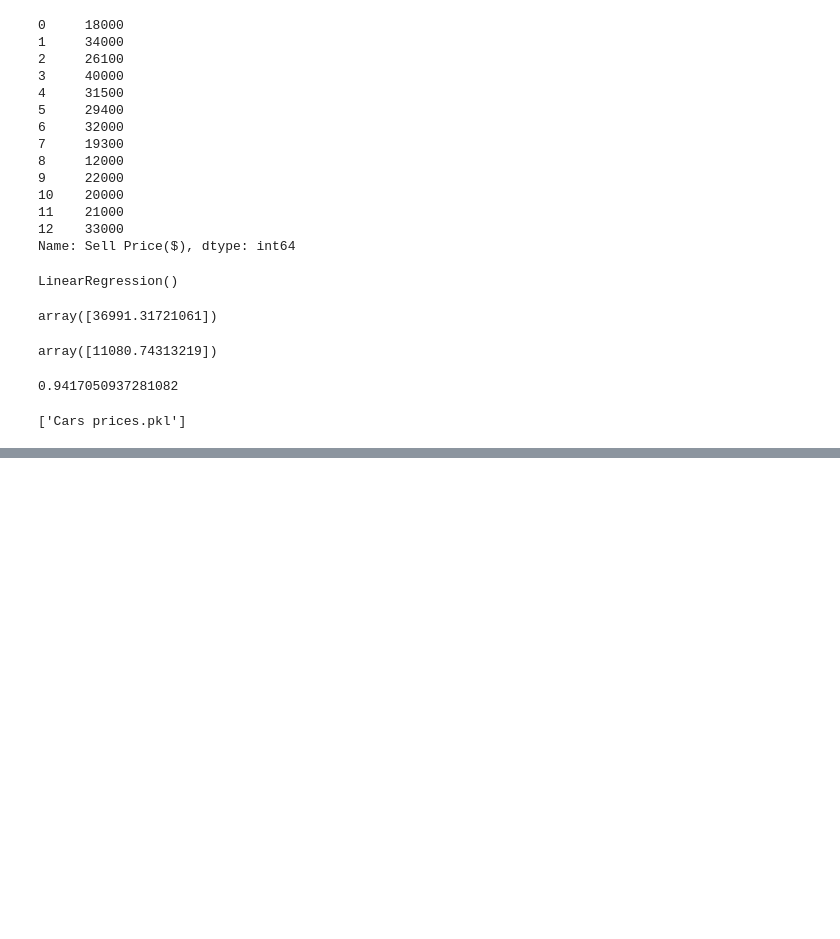
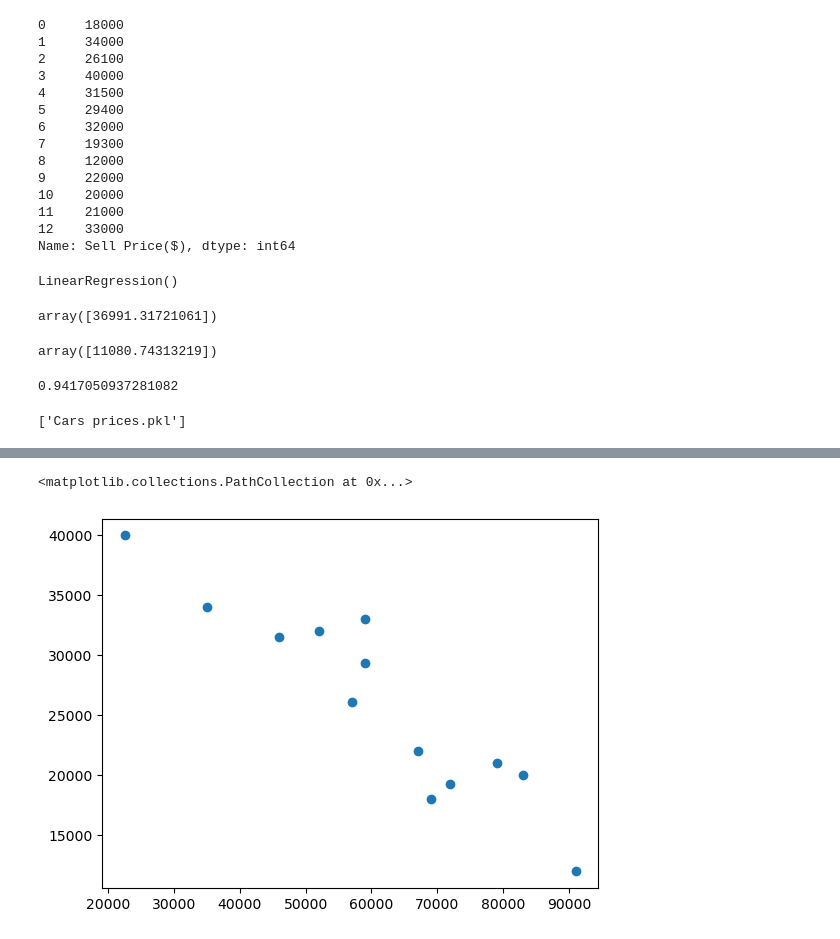
Before and after one commit to hamzazidan/Machine-learning, a Jupyter notebook: dummy_vars_exercise.ipynb, the cells around one changed output, grey strips where cells are left out. Cells and saved outputs as stored; diff of their text form; code cells hidden in the pictures; blank space fills up the shorter version.

```diff
--- a/dummy_vars_exercise.ipynb
+++ b/dummy_vars_exercise.ipynb
@@ -129,0 +139,5 @@ joblib.dump(model, 'Cars prices.pkl')
+# %%
+plt.scatter(final['Mileage'], final['Sell Price($)'])
+# %% [output]
+<matplotlib.collections.PathCollection at 0x...>
+[figure, added]
```
Also changed, not shown: parts of 2 cells of this notebook, 13 other files.
